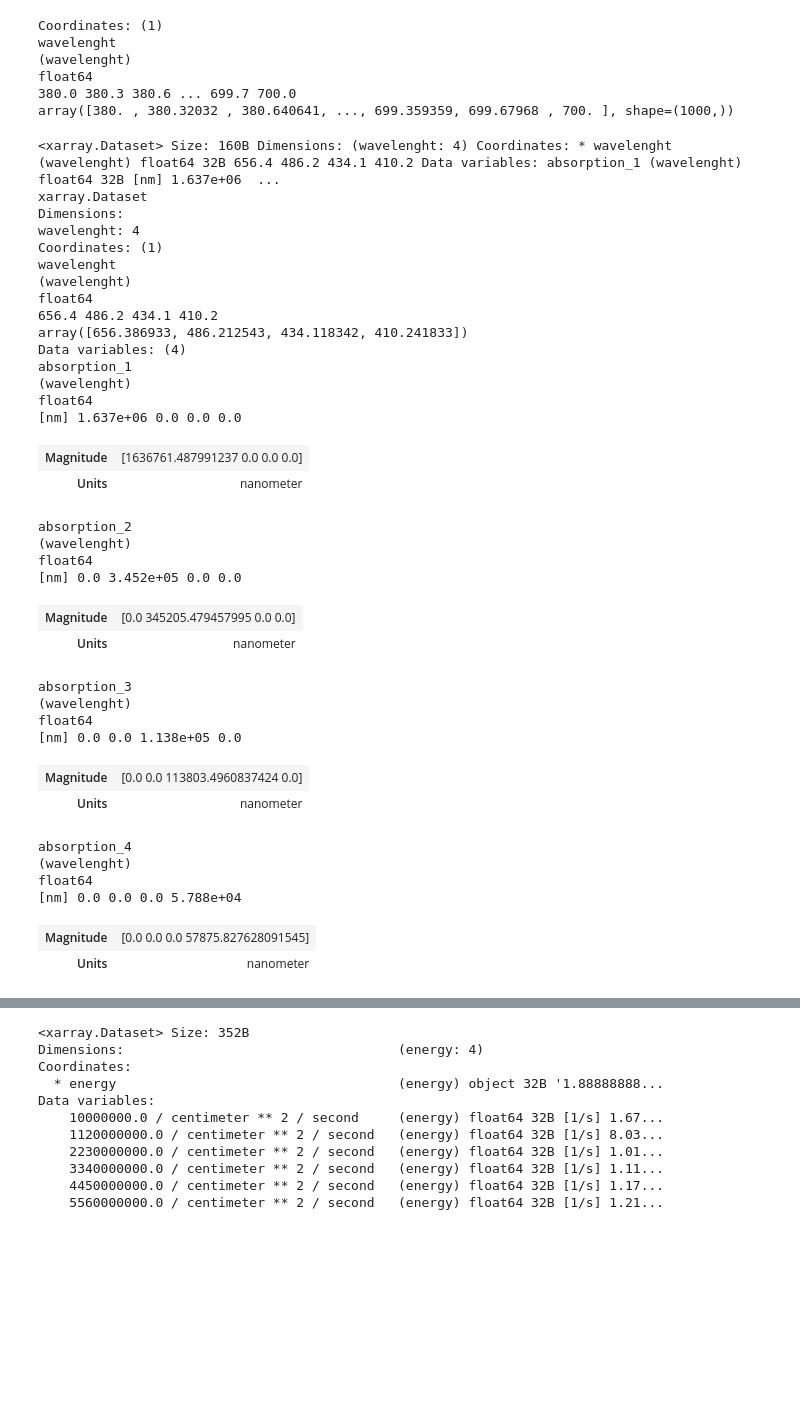
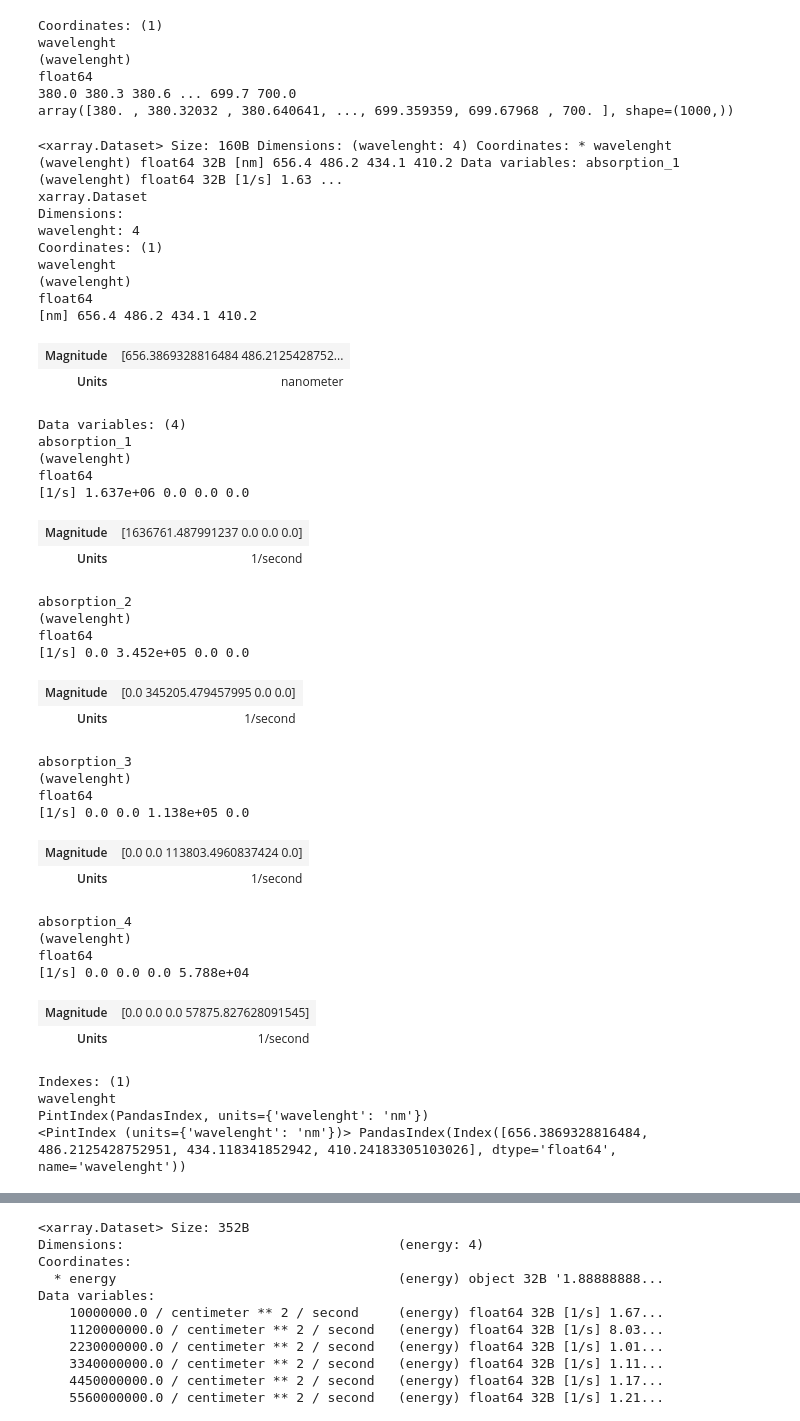
Before and after one commit to dyscolab/jablonski, a Jupyter notebook: examples/hydrogen_spectra.ipynb, the cells around one changed output, grey strips where cells are left out. Saved outputs shown, nothing was run; the diff lists cells and outputs as text; code cells hidden in the pictures; blank space fills up the shorter version.

```diff
--- a/examples/hydrogen_spectra.ipynb
+++ b/examples/hydrogen_spectra.ipynb
@@ -5,6 +5,7 @@ import pint
 from jablonski import (
     SingletState,
     SpectroscopicSystem,
+    Simulator,
     initial,
     transitions,
 )
@@ -40,6 +41,8 @@ class Hydrogen(SpectroscopicSystem):
     emission_2 = transitions.Fluorescence(ground=n2, excited=n4, rate=8.4e6 / u.s)
     emission_3 = transitions.Fluorescence(ground=n2, excited=n5, rate=3.2e6 / u.s)
     emission_4 = transitions.Fluorescence(ground=n2, excited=n6, rate=1.5e7 / u.s)
+
+sim = Simulator(Hydrogen)
 # %%
 # Steady state spectra with at a certain constant excitation
 spectra = emission_spectra(
@@ -92,43 +100,48 @@ array([380. , 380.32032 , 380.640641, ..., 699.359359, 699.67968 , 700. ], shape
 # %%
 # Excitation spectra, calculates steady state emission spectra when exciting all pumpers (one at a time)
 # with specified height
-excitation_emission_matrix(Hydrogen, height=1e8 / (u.cm**2 * u.s))
+excitation_emission_matrix(sim, height=1e8 / (u.cm**2 * u.s))
 # %% [output]
-<xarray.Dataset> Size: 160B Dimensions: (wavelenght: 4) Coordinates: * wavelenght (wavelenght) float64 32B 656.4 486.2 434.1 410.2 Data variables: absorption_1 (wavelenght) float64 32B [nm] 1.637e+06  ...
+<xarray.Dataset> Size: 160B Dimensions: (wavelenght: 4) Coordinates: * wavelenght (wavelenght) float64 32B [nm] 656.4 486.2 434.1 410.2 Data variables: absorption_1 (wavelenght) float64 32B [1/s] 1.63 ...
 xarray.Dataset
 Dimensions:
 wavelenght: 4
 Coordinates: (1)
 wavelenght
 (wavelenght)
 float64
-656.4 486.2 434.1 410.2
-array([656.386933, 486.212543, 434.118342, 410.241833])
-Data variables: (4)
-absorption_1
-(wavelenght)
-float64
-[nm] 1.637e+06 0.0 0.0 0.0
+[nm] 656.4 486.2 434.1 410.2
-| Magnitude | [1636761.487991237 0.0 0.0 0.0] |
+| Magnitude | [656.3869328816484 486.2125428752... |
 | Units | nanometer |
-absorption_2
+Data variables: (4)
+absorption_1
 (wavelenght)
 float64
-[nm] 0.0 3.452e+05 0.0 0.0
+[1/s] 1.637e+06 0.0 0.0 0.0
-| Magnitude | [0.0 345205.479457995 0.0 0.0] |
-| Units | nanometer |
+| Magnitude | [1636761.487991237 0.0 0.0 0.0] |
+| Units | 1/second |
-absorption_3
+absorption_2
 (wavelenght)
 float64
-[nm] 0.0 0.0 1.138e+05 0.0
+[1/s] 0.0 3.452e+05 0.0 0.0
-| Magnitude | [0.0 0.0 113803.4960837424 0.0] |
-| Units | nanometer |
+| Magnitude | [0.0 345205.479457995 0.0 0.0] |
+| Units | 1/second |
-absorption_4
+absorption_3
 (wavelenght)
 float64
-[nm] 0.0 0.0 0.0 5.788e+04
+[1/s] 0.0 0.0 1.138e+05 0.0
-| Magnitude | [0.0 0.0 0.0 57875.827628091545] |
-| Units | nanometer |
+| Magnitude | [0.0 0.0 113803.4960837424 0.0] |
+| Units | 1/second |
+absorption_4
+(wavelenght)
+float64
+[1/s] 0.0 0.0 0.0 5.788e+04
+| Magnitude | [0.0 0.0 0.0 57875.827628091545] |
+| Units | 1/second |
+Indexes: (1)
+wavelenght
+PintIndex(PandasIndex, units={'wavelenght': 'nm'})
+<PintIndex (units={'wavelenght': 'nm'})> PandasIndex(Index([656.3869328816484, 486.2125428752951, 434.118341852942, 410.24183305103026], dtype='float64', name='wavelenght'))
 # %%
 # Emission at a certain wavelength with different excitations
 wavelenght = spectra.coords["wavelenght"][0].item()
```
Also changed, not shown: parts of 6 cells of this notebook.
